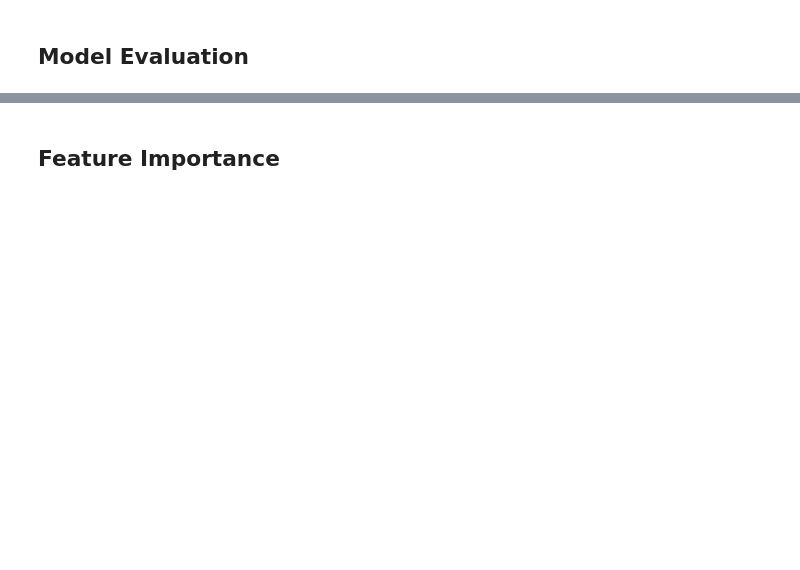
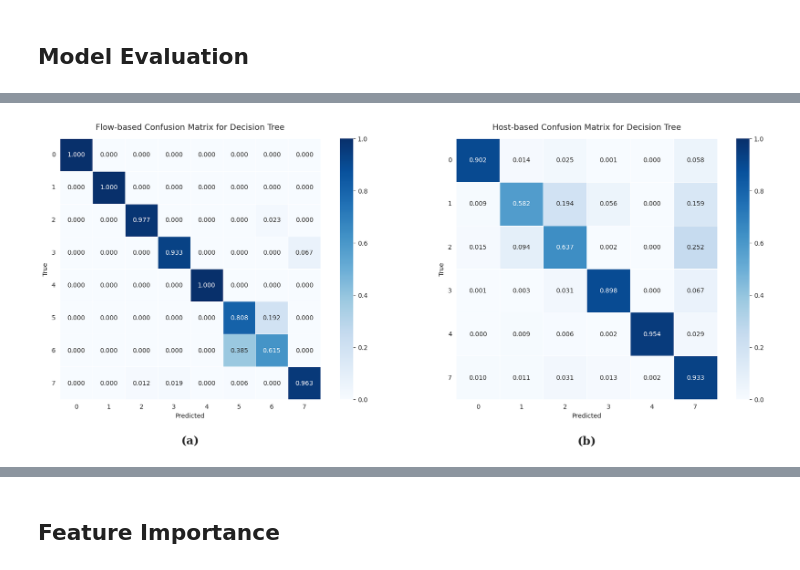
Before and after one commit to danielcristho/K-WATCH, a Jupyter notebook: training/train_model.ipynb, the cells around one changed output, grey strips where cells are left out. Saved outputs shown, nothing was run; the diff lists cells and outputs as text; code cells hidden in the pictures; blank space fills up the shorter version.

```diff
--- a/training/train_model.ipynb
+++ b/training/train_model.ipynb
@@ -292,14 +385,0 @@ Pada runtime, alert akan trigger jika salah satu model detect malicious
-# %%
-# Confusion Matrix untuk kedua model
-fig, axes = plt.subplots(1, 2, figsize=(14, 5))
-
-cm_sys = confusion_matrix(y_test_sys, y_pred_sys)
-ConfusionMatrixDisplay(cm_sys, display_labels=['Benign', 'Malicious']).plot(ax=axes[0], cmap='Blues')
-axes[0].set_title('Syscall Model')
-
-cm_net = confusion_matrix(y_test_net, y_pred_net)
-ConfusionMatrixDisplay(cm_net, display_labels=['Benign', 'Malicious']).plot(ax=axes[1], cmap='Blues')
-axes[1].set_title('Network Model')
-
-plt.tight_layout()
-plt.show()
@@ -307,0 +439,79 @@ plt.show()
+# %%
+def normalized_confusion_matrix(y_true, y_pred, labels):
+    cm = confusion_matrix(y_true, y_pred, labels=labels, normalize="true")
+    return np.nan_to_num(cm, nan=0.0)
+
+def plot_reference_confusion_matrices():
+    flow_cm = normalized_confusion_matrix(y_test_net, y_pred_net, net_labels)
+    host_cm = normalized_confusion_matrix(y_test_sys, y_pred_sys, sys_labels)
+
+    fig, axes = plt.subplots(1, 2, figsize=(18, 7))
+
+    sns.heatmap(
+        flow_cm,
+        ax=axes[0],
+        annot=True,
+        fmt=".3f",
+        cmap="Blues",
+        vmin=0,
+        vmax=1,
+        square=True,
+        cbar=True,
+        xticklabels=net_labels,
+        yticklabels=net_labels,
+        linewidths=0.5,
+        linecolor="white",
+    )
+    axes[0].set_title("Flow-based Confusion Matrix for Decision Tree", fontsize=13, pad=14)
+    axes[0].set_xlabel("Predicted")
+    axes[0].set_ylabel("True")
+
+    sns.heatmap(
+        host_cm,
+        ax=axes[1],
+        annot=True,
+        fmt=".3f",
+        cmap="Blues",
+        vmin=0,
+        vmax=1,
+        square=True,
+        cbar=True,
+        xticklabels=sys_labels,
+        yticklabels=sys_labels,
+        linewidths=0.5,
+        linecolor="white",
+    )
+    axes[1].set_title("Host-based Confusion Matrix for Decision Tree", fontsize=13, pad=14)
+    axes[1].set_xlabel("Predicted")
+    axes[1].set_ylabel("True")
+
+    for ax in axes:
+        ax.tick_params(axis="x", rotation=0)
+        ax.tick_params(axis="y", rotation=0)
+
+    axes[0].text(
+        0.5, -0.16, "(a)",
+        transform=axes[0].transAxes,
+        ha="center",
+        va="center",
+        fontsize=18,
+        fontweight="bold",
+        family="serif",
+    )
+    axes[1].text(
+        0.5, -0.16, "(b)",
+        transform=axes[1].transAxes,
+        ha="center",
+        va="center",
+        fontsize=18,
+        fontweight="bold",
+        family="serif",
+    )
+
+    plt.tight_layout()
+    plt.savefig("models/confusion_matrix_reference_style.png", dpi=200, bbox_inches="tight")
+    plt.show()
+
+plot_reference_confusion_matrices()
+# %% [output]
+[figure, added]
```
Also changed, not shown: parts of 32 cells of this notebook, 10 other files.
